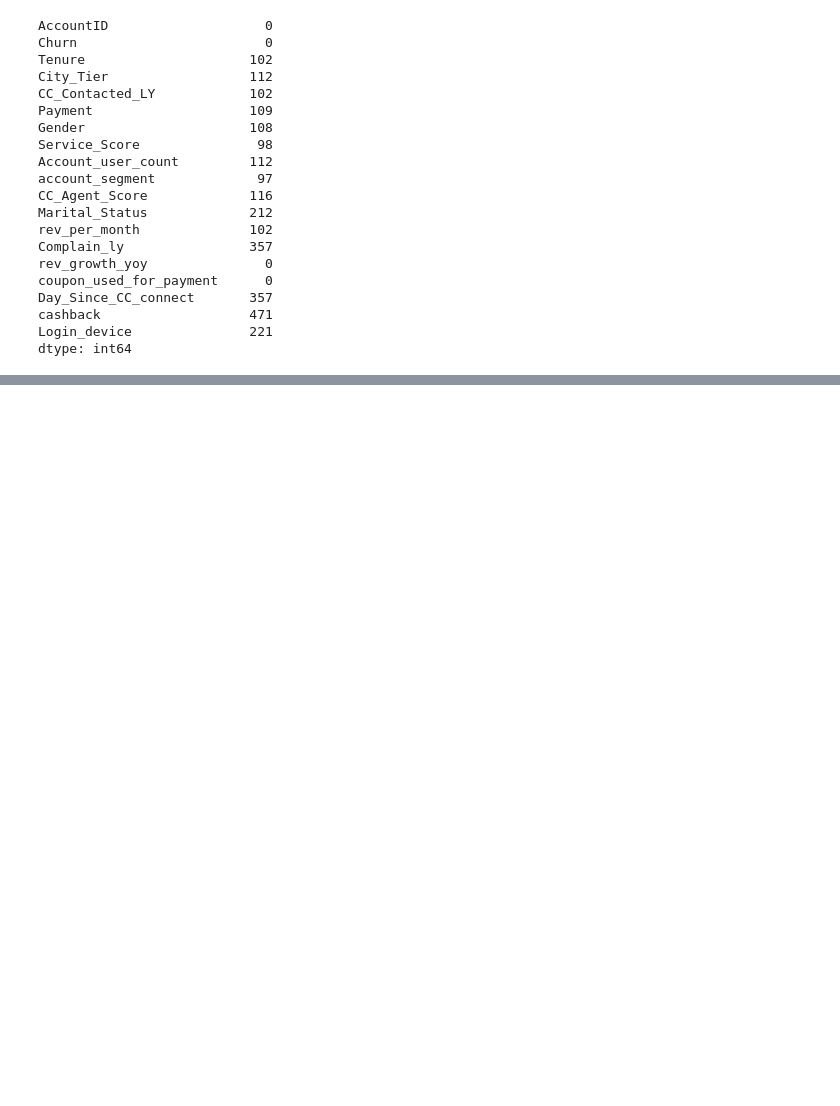
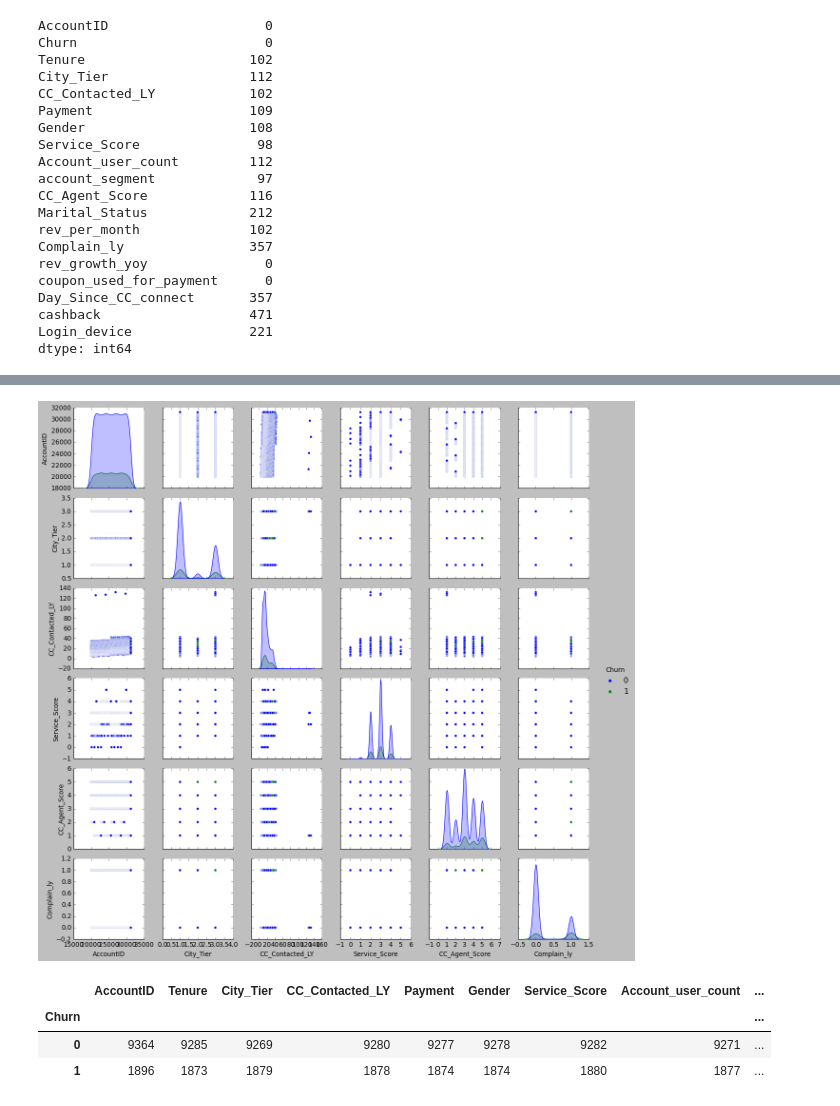
Before and after one commit to reshmahn/Projects, a Jupyter notebook: Capstone project_CustomerChurn_Note1_Jupyter notebook_July 2023 batch_DSBA.ipynb, the cells around one changed output, grey strips where cells are left out. Cells and saved outputs as stored; diff of their text form; code cells hidden in the pictures; blank space fills up the shorter version.

```diff
--- a/Capstone project_CustomerChurn_Note1_Jupyter notebook_July 2023 batch_DSBA.ipynb
+++ b/Capstone project_CustomerChurn_Note1_Jupyter notebook_July 2023 batch_DSBA.ipynb
@@ -175,0 +242,18 @@ dtype: int64
+# %%
+# plotting sns plot
+import matplotlib.pyplot as plt
+import seaborn as sns
+%matplotlib inline
+# pair plot to check on data distribution and co-linearity
+sns.pairplot(churn, hue = 'Churn', diag_kind='kde')
+plt.show()
+# %% [output]
+[figure, added]
+# %%
+#checking if the data is balanced or not
+churn.groupby(["Churn"]).count()
+# %% [output]
+|  | AccountID | Tenure | City_Tier | CC_Contacted_LY | Payment | Gender | Service_Score | Account_user_count | ... |
+| Churn |  |  |  |  |  |  |  |  | ... |
+| 0 | 9364 | 9285 | 9269 | 9280 | 9277 | 9278 | 9282 | 9271 | ... |
+| 1 | 1896 | 1873 | 1879 | 1878 | 1874 | 1874 | 1880 | 1877 | ... |
```
Also changed, not shown: parts of 235 cells of this notebook.
